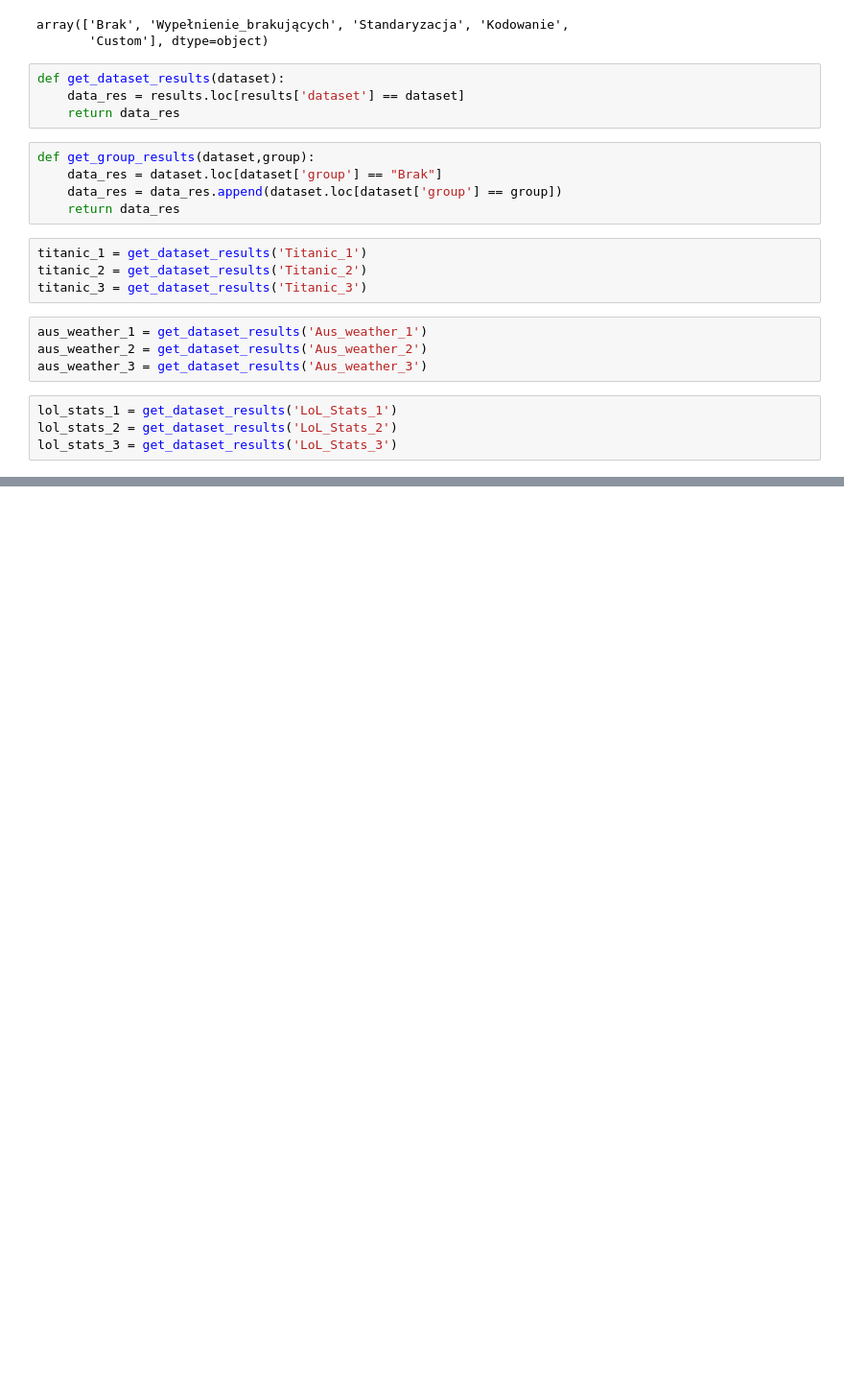
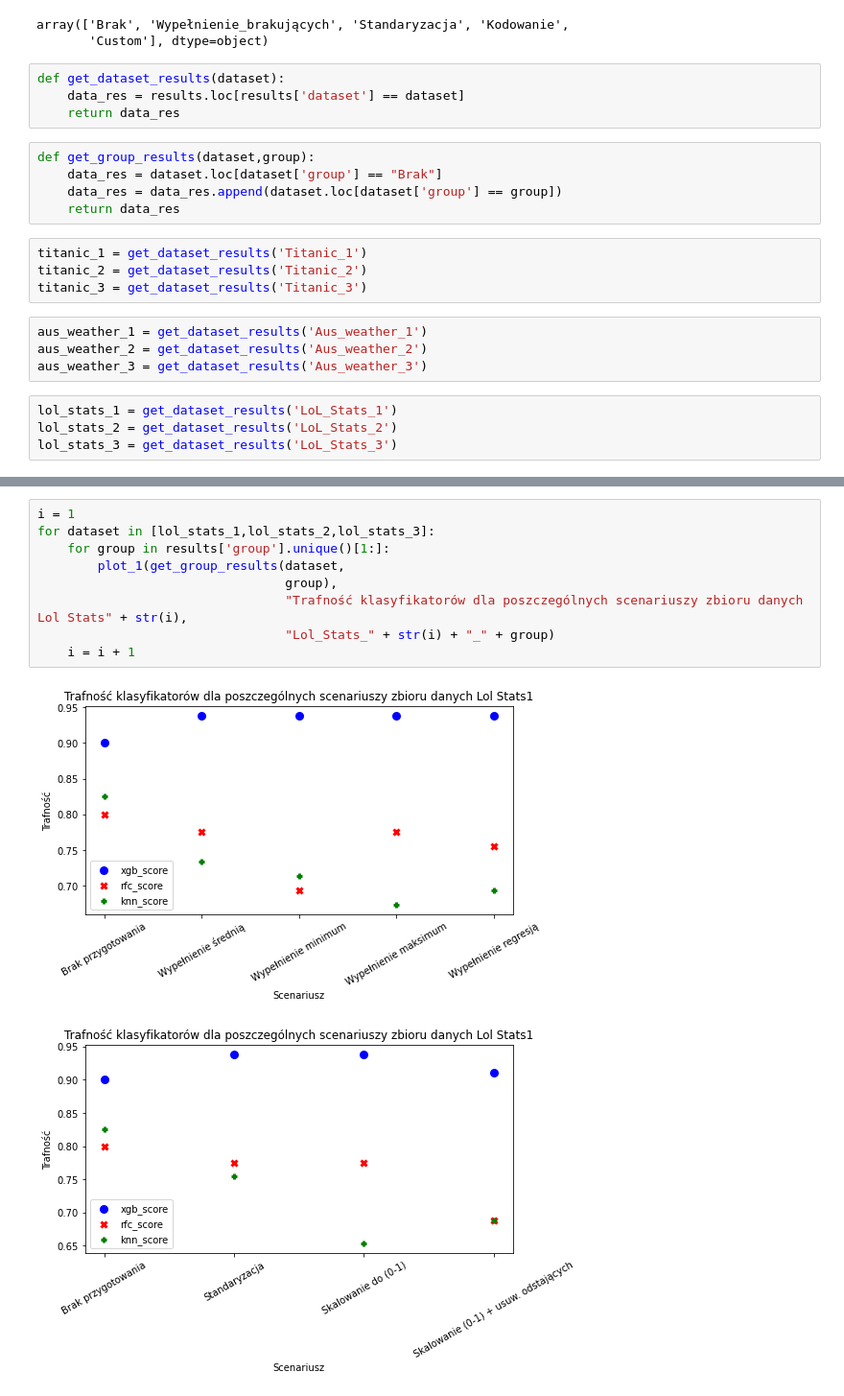
Before and after one commit to dlitwinski42/PracaMagPreproccessing, a Jupyter notebook: Titanic/Results.ipynb, the cells around one changed output, grey strips where cells are left out. Shown at 96% size. Saved outputs shown, nothing was run; the diff lists cells and outputs as text; blank space fills up the shorter version.

```diff
--- a/Titanic/Results.ipynb
+++ b/Titanic/Results.ipynb
@@ -155,0 +177,12 @@ for dataset in [titanic_1,titanic_2,titanic_3]:
+# %%
+i = 1
+for dataset in [lol_stats_1,lol_stats_2,lol_stats_3]:
+    for group in results['group'].unique()[1:]:
+        plot_1(get_group_results(dataset,
+                                 group),
+                                 "Trafność klasyfikatorów dla poszczególnych scenariuszy zbioru danych Lol Stats" + str(i),
+                                 "Lol_Stats_" + str(i) + "_" + group)
+    i = i + 1
+# %% [output]
+[figure, added]
+[figure, added]
```
Also changed, not shown: parts of 24 cells of this notebook, 59 other files.
